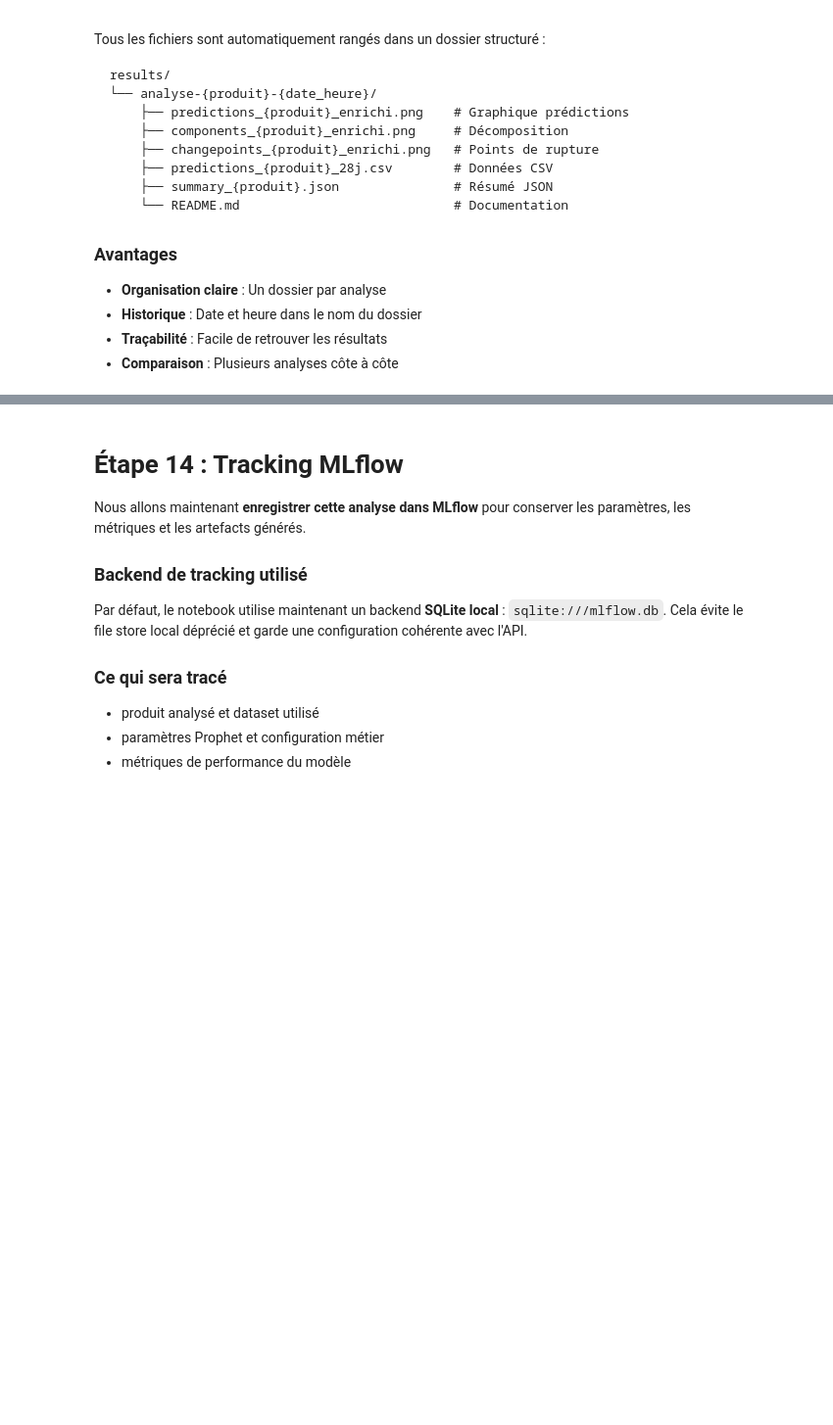
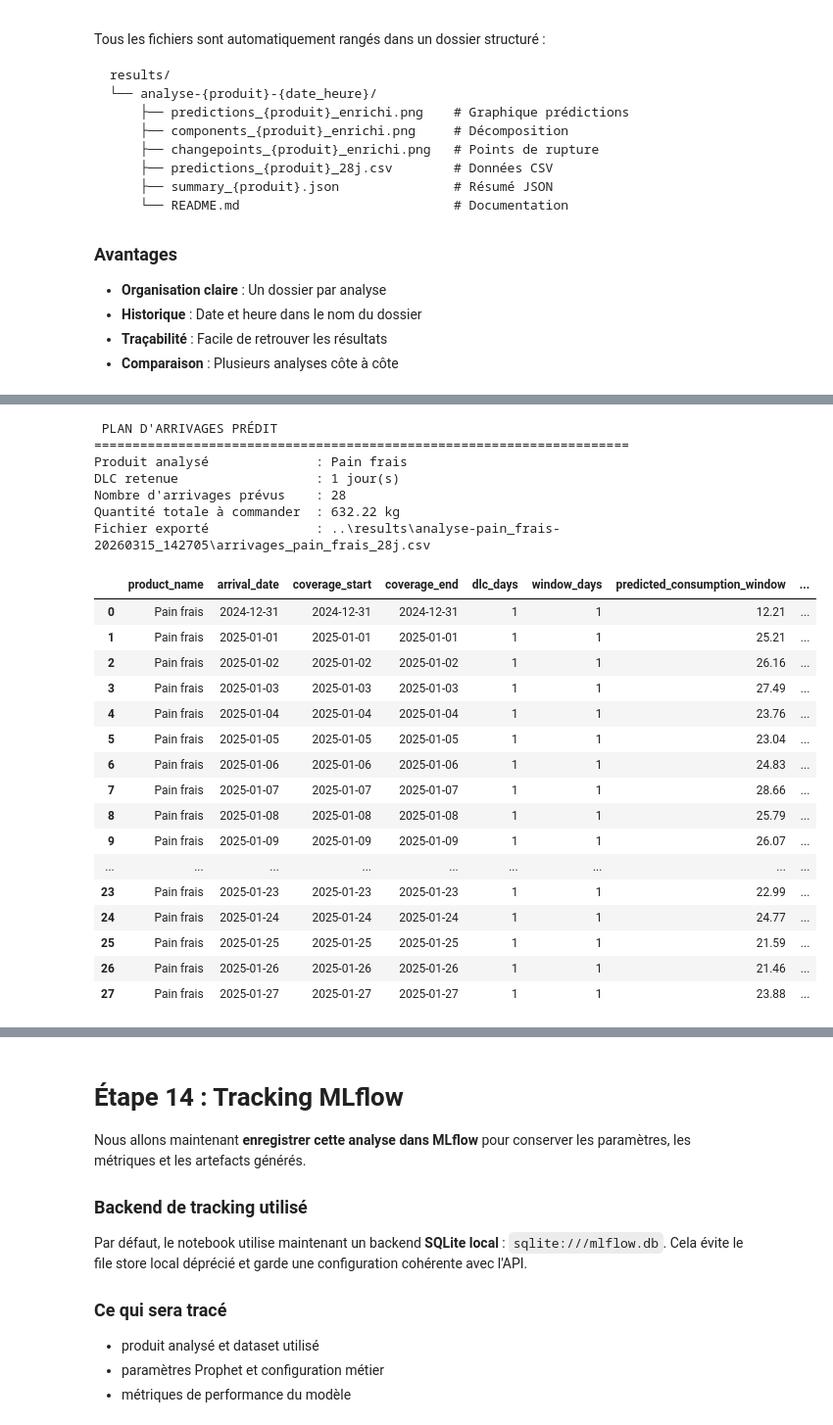
Before and after one commit to YzRequiem/hospital-stock-management-ai, a Jupyter notebook: notebooks/Analyse_Mont_Vert_ENRICHI.ipynb, the cells around one changed output, grey strips where cells are left out. Shown at 98% size. Cells and saved outputs as stored; diff of their text form; code cells hidden in the pictures; blank space fills up the shorter version.

Commit message:
Add new notebook for enriched product analysis

```diff
--- a/notebooks/Analyse_Mont_Vert_ENRICHI.ipynb
+++ b/notebooks/Analyse_Mont_Vert_ENRICHI.ipynb
@@ -237,7 +305,7 @@ print(f"   Soit {nb_jours_covid/30:.1f} mois cumulés")
 #  Étape 4 : Sélection du Produit à Analyser
 # %%
 # Choisir le produit à analyser
-PRODUIT_ANALYSE = "Poisson blanc"  # ← Changez ici pour analyser un autre produit
+PRODUIT_ANALYSE = "Pain frais"  # ← Changez ici pour analyser un autre produit
 
 print(f" ANALYSE APPROFONDIE : {PRODUIT_ANALYSE}")
 print("="*70)
@@ -1038,3 +1347,70 @@ print(f"   → {len(export_df)} jours de prédictions")
+# %%
+# Construire la liste d'arrivages prédite sur 28 jours
+import importlib
+import src.enriched_pipeline as enriched_pipeline
+
+enriched_pipeline = importlib.reload(enriched_pipeline)
+build_dlc_arrival_schedule = enriched_pipeline.build_dlc_arrival_schedule
+infer_product_dlc_days = enriched_pipeline.infer_product_dlc_days
+
+print("\n PLAN D'ARRIVAGES PRÉDIT")
+print("=" * 70)
+
+dlc_jours_produit = infer_product_dlc_days(produit_df, product_name=PRODUIT_ANALYSE)
+plan_arrivages_df = build_dlc_arrival_schedule(
+    produit_df=produit_df,
+    predictions_futures=predictions_futures,
+    product_name=PRODUIT_ANALYSE,
+    dlc_days=dlc_jours_produit,
+)
+
+plan_arrivages_export = plan_arrivages_df.copy()
+for col in ['arrival_date', 'coverage_start', 'coverage_end']:
+    plan_arrivages_export[col] = pd.to_datetime(plan_arrivages_export[col]).dt.date
+
+numeric_cols = [
+    'predicted_consumption_window',
+    'current_stock_used',
+    'quantity_to_order',
+    'remaining_current_stock',
+]
+plan_arrivages_export[numeric_cols] = plan_arrivages_export[numeric_cols].round(2)
+
+filename_arrivages_csv = RESULTS_DIR / f'arrivages_{produit_slug}_28j.csv'
+plan_arrivages_export.to_csv(filename_arrivages_csv, index=False, encoding='utf-8')
+
+print(f"Produit analysé              : {PRODUIT_ANALYSE}")
+print(f"DLC retenue                  : {dlc_jours_produit} jour(s)")
+print(f"Nombre d'arrivages prévus    : {len(plan_arrivages_export)}")
+print(f"Quantité totale à commander  : {plan_arrivages_export['quantity_to_order'].sum():.2f} kg")
+print(f"Fichier exporté              : {filename_arrivages_csv}")
+
+plan_arrivages_export
+# %% [output]
+ PLAN D'ARRIVAGES PRÉDIT
+======================================================================
+Produit analysé              : Pain frais
+DLC retenue                  : 1 jour(s)
+Nombre d'arrivages prévus    : 28
+Quantité totale à commander  : 632.22 kg
+Fichier exporté              : ..\results\analyse-pain_frais-20260315_142705\arrivages_pain_frais_28j.csv
+|  | product_name | arrival_date | coverage_start | coverage_end | dlc_days | window_days | predicted_consumption_window | ... |
+| 0 | Pain frais | 2024-12-31 | 2024-12-31 | 2024-12-31 | 1 | 1 | 12.21 | ... |
+| 1 | Pain frais | 2025-01-01 | 2025-01-01 | 2025-01-01 | 1 | 1 | 25.21 | ... |
+| 2 | Pain frais | 2025-01-02 | 2025-01-02 | 2025-01-02 | 1 | 1 | 26.16 | ... |
+| 3 | Pain frais | 2025-01-03 | 2025-01-03 | 2025-01-03 | 1 | 1 | 27.49 | ... |
+| 4 | Pain frais | 2025-01-04 | 2025-01-04 | 2025-01-04 | 1 | 1 | 23.76 | ... |
+| 5 | Pain frais | 2025-01-05 | 2025-01-05 | 2025-01-05 | 1 | 1 | 23.04 | ... |
+| 6 | Pain frais | 2025-01-06 | 2025-01-06 | 2025-01-06 | 1 | 1 | 24.83 | ... |
+| 7 | Pain frais | 2025-01-07 | 2025-01-07 | 2025-01-07 | 1 | 1 | 28.66 | ... |
+| 8 | Pain frais | 2025-01-08 | 2025-01-08 | 2025-01-08 | 1 | 1 | 25.79 | ... |
+| 9 | Pain frais | 2025-01-09 | 2025-01-09 | 2025-01-09 | 1 | 1 | 26.07 | ... |
+| ... | ... | ... | ... | ... | ... | ... | ... | ... |
+| 23 | Pain frais | 2025-01-23 | 2025-01-23 | 2025-01-23 | 1 | 1 | 22.99 | ... |
+| 24 | Pain frais | 2025-01-24 | 2025-01-24 | 2025-01-24 | 1 | 1 | 24.77 | ... |
+| 25 | Pain frais | 2025-01-25 | 2025-01-25 | 2025-01-25 | 1 | 1 | 21.59 | ... |
+| 26 | Pain frais | 2025-01-26 | 2025-01-26 | 2025-01-26 | 1 | 1 | 21.46 | ... |
+| 27 | Pain frais | 2025-01-27 | 2025-01-27 | 2025-01-27 | 1 | 1 | 23.88 | ... |
 # %%
 # Export JSON du résumé
 print("\n Création du résumé JSON...")
```
Also changed, not shown: parts of 37 cells of this notebook, 7 other files.
